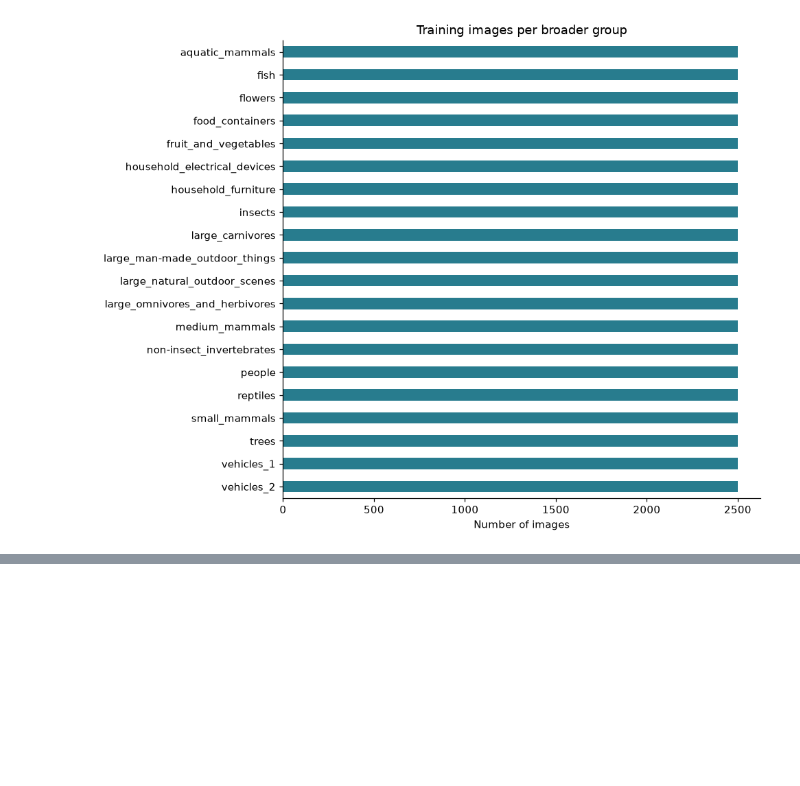
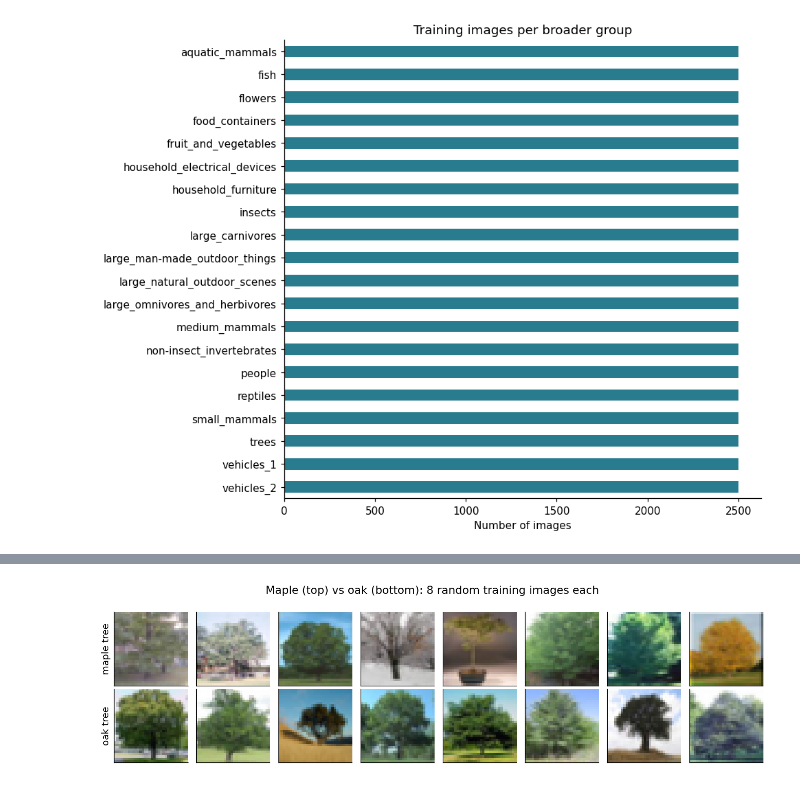
Before and after one commit to Catpockets/sdm-vision-reliability, a Jupyter notebook: notebooks/01_cifar100_eda.ipynb, the cells around one changed output, grey strips where cells are left out. Cells and saved outputs as stored; diff of their text form; code cells hidden in the pictures; blank space fills up the shorter version.

```diff
--- a/notebooks/01_cifar100_eda.ipynb
+++ b/notebooks/01_cifar100_eda.ipynb
@@ -55,9 +59,10 @@ Archive verified. Ready to load training images.
 # %%
-with tarfile.open(archive_path, "r:gz") as archive:
-    training = pickle.load(archive.extractfile("cifar-100-python/train"), encoding="latin1")
-    metadata = pickle.load(archive.extractfile("cifar-100-python/meta"), encoding="latin1")
+with (data_path / "train").open("rb") as file:
+    training = pickle.load(file, encoding="latin1")
+with (data_path / "meta").open("rb") as file:
+    metadata = pickle.load(file, encoding="latin1")
 
-# The archive stores each image as three flattened color channels.
+# The dataset stores each image as three flattened color channels.
 # Rearrange it to (image, height, width, color channel) for plotting.
 images = training["data"].reshape(-1, 3, 32, 32).transpose(0, 2, 3, 1)
 fine_labels = np.array(training["fine_labels"])
@@ -178,0 +190,18 @@ plt.show()
+# %%
+SIMILAR_CLASSES = ["maple_tree", "oak_tree"]
+EXAMPLES_PER_CLASS = 8
+
+rng = np.random.default_rng(SEED)
+fig, axes = plt.subplots(len(SIMILAR_CLASSES), EXAMPLES_PER_CLASS, figsize=(12, 3.4))
+for row, name in zip(axes, SIMILAR_CLASSES):
+    class_indices = labels.index[labels["class"] == name].to_numpy()
+    for ax, index in zip(row, rng.choice(class_indices, size=EXAMPLES_PER_CLASS, replace=False)):
+        ax.imshow(images[index], interpolation="nearest")
+        ax.set_xticks([])
+        ax.set_yticks([])
+    row[0].set_ylabel(name.replace("_", " "), fontsize=12)
+fig.suptitle("Maple (top) vs oak (bottom): 8 random training images each", fontsize=14)
+plt.tight_layout()
+plt.show()
+# %% [output]
+[figure, added]
```
Also changed, not shown: parts of 9 cells of this notebook, 5 other files.
